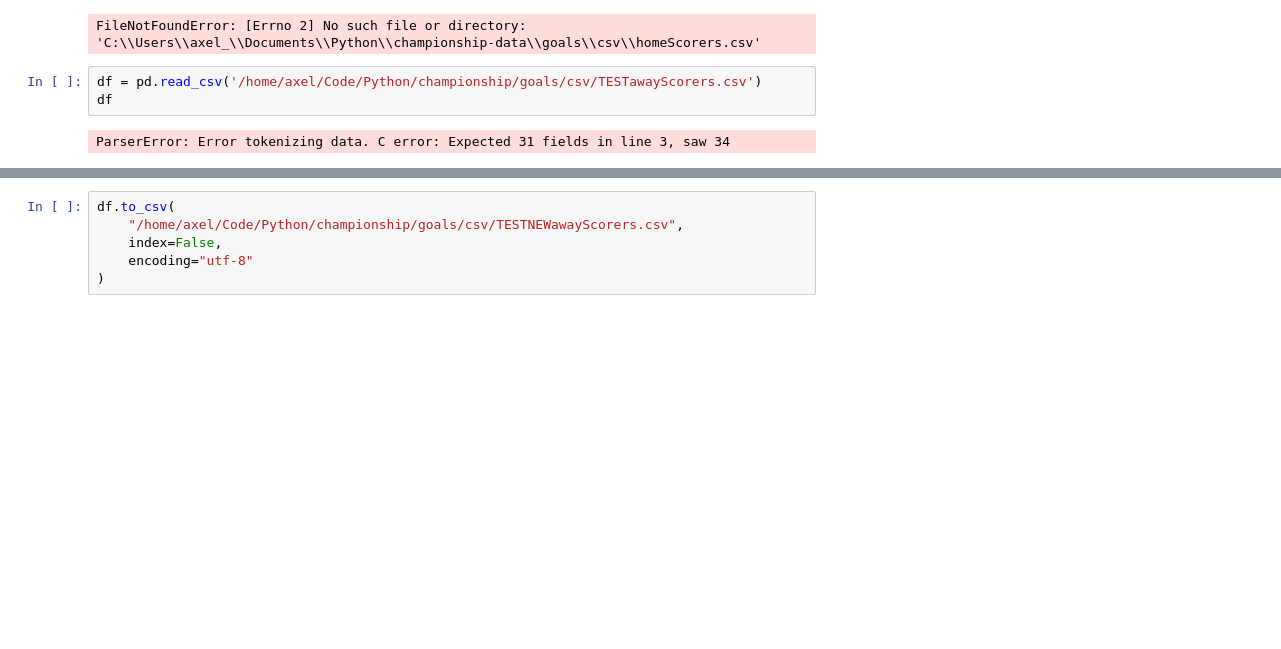
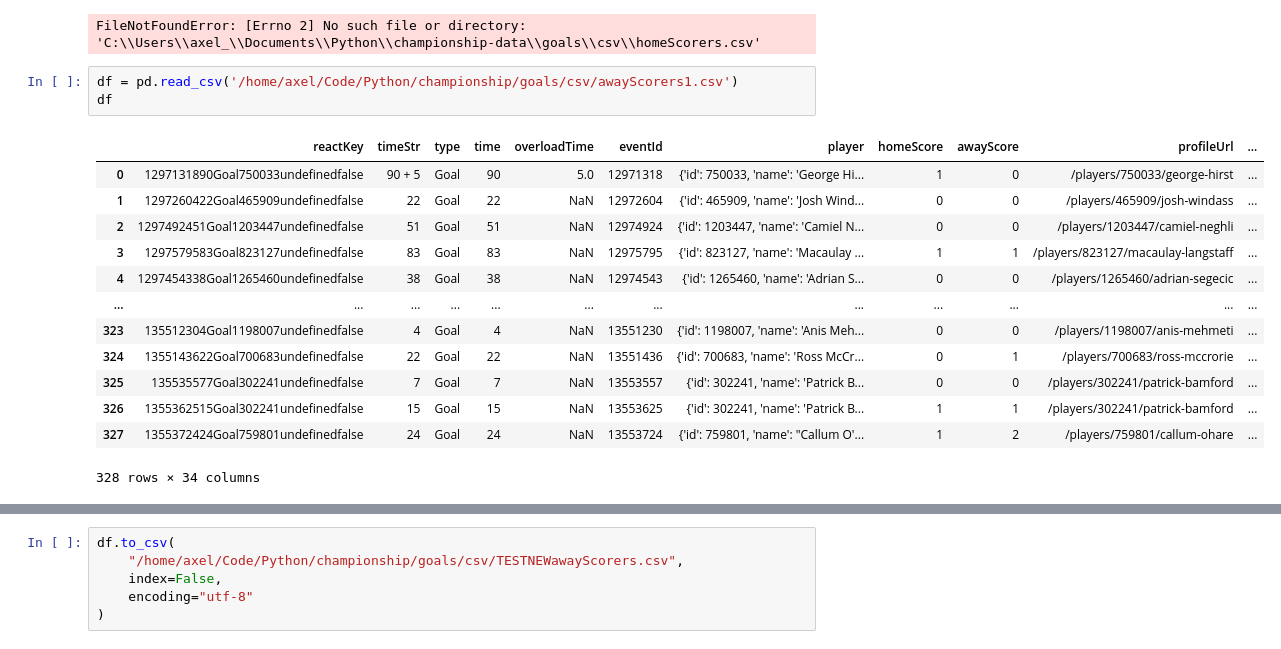
Before and after one commit to axelbol/championship-data, a Jupyter notebook: analysis.ipynb, the cells around one changed output, grey strips where cells are left out. Drawn from its saved outputs; the diff is of its cells as text; blank space fills up the shorter version.

Commit message:
clean goals csv - until round 23

```diff
--- a/analysis.ipynb
+++ b/analysis.ipynb
@@ -7,7 +7,19 @@ df
 # %% [output]
 FileNotFoundError: [Errno 2] No such file or directory: 'C:\\Users\\axel_\\Documents\\Python\\championship-data\\goals\\csv\\homeScorers.csv'
 # %%
-df = pd.read_csv('/home/axel/Code/Python/championship/goals/csv/TESTawayScorers.csv')
+df = pd.read_csv('/home/axel/Code/Python/championship/goals/csv/awayScorers1.csv')
 df
 # %% [output]
+|  | reactKey | timeStr | type | time | overloadTime | eventId | player | homeScore | awayScore | profileUrl | ... |
+| 0 | 1297131890Goal750033undefinedfalse | 90 + 5 | Goal | 90 | 5.0 | 12971318 | {'id': 750033, 'name': 'George Hi... | 1 | 0 | /players/750033/george-hirst | ... |
+| 1 | 1297260422Goal465909undefinedfalse | 22 | Goal | 22 | NaN | 12972604 | {'id': 465909, 'name': 'Josh Wind... | 0 | 0 | /players/465909/josh-windass | ... |
+| 2 | 1297492451Goal1203447undefinedfalse | 51 | Goal | 51 | NaN | 12974924 | {'id': 1203447, 'name': 'Camiel N... | 0 | 0 | /players/1203447/camiel-neghli | ... |
+| 3 | 1297579583Goal823127undefinedfalse | 83 | Goal | 83 | NaN | 12975795 | {'id': 823127, 'name': 'Macaulay ... | 1 | 1 | /players/823127/macaulay-langstaff | ... |
+| 4 | 1297454338Goal1265460undefinedfalse | 38 | Goal | 38 | NaN | 12974543 | {'id': 1265460, 'name': 'Adrian S... | 0 | 0 | /players/1265460/adrian-segecic | ... |
+| ... | ... | ... | ... | ... | ... | ... | ... | ... | ... | ... | ... |
+| 323 | 135512304Goal1198007undefinedfalse | 4 | Goal | 4 | NaN | 13551230 | {'id': 1198007, 'name': 'Anis Meh... | 0 | 0 | /players/1198007/anis-mehmeti | ... |
+| 324 | 1355143622Goal700683undefinedfalse | 22 | Goal | 22 | NaN | 13551436 | {'id': 700683, 'name': 'Ross McCr... | 0 | 1 | /players/700683/ross-mccrorie | ... |
+| 325 | 135535577Goal302241undefinedfalse | 7 | Goal | 7 | NaN | 13553557 | {'id': 302241, 'name': 'Patrick B... | 0 | 0 | /players/302241/patrick-bamford | ... |
+| 326 | 1355362515Goal302241undefinedfalse | 15 | Goal | 15 | NaN | 13553625 | {'id': 302241, 'name': 'Patrick B... | 1 | 1 | /players/302241/patrick-bamford | ... |
+| 327 | 1355372424Goal759801undefinedfalse | 24 | Goal | 24 | NaN | 13553724 | {'id': 759801, 'name': "Callum O'... | 1 | 2 | /players/759801/callum-ohare | ... |
-ParserError: Error tokenizing data. C error: Expected 31 fields in line 3, saw 34
+328 rows × 34 columns
```
Also changed, not shown: parts of 4 cells of this notebook, 7 other files.
